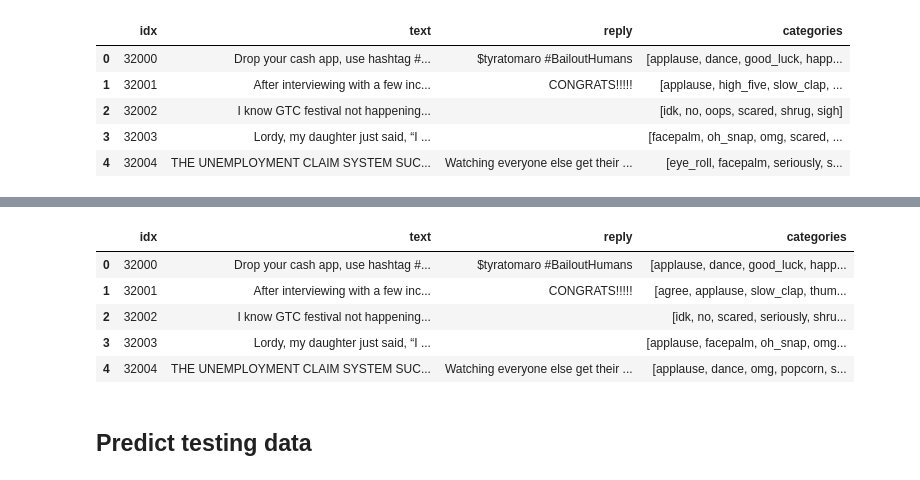
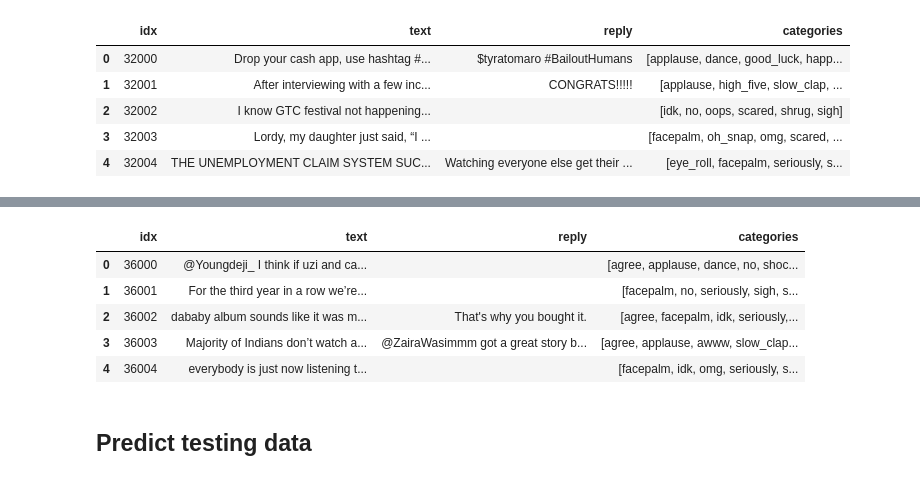
Before and after one commit to wywyWang/NLP-2020-EmotionGIF, a Jupyter notebook: EmotionGIF-V2.ipynb, the cells around one changed output, grey strips where cells are left out. Drawn from its saved outputs; the diff is of its cells as text; code cells hidden in the pictures.

Commit message:
formal version, use 10 roberta-base, 5 bert-base-uncased, 5 bert-base-cased then use power N of weighted sum. All hyperparameters are same as #112

```diff
--- a/EmotionGIF-V2.ipynb
+++ b/EmotionGIF-V2.ipynb
@@ -551,0 +809,8 @@ print(raw_outputs_bert_base_cased[0])
+# %%
+for bert_type in ['uncased', 'cased']:
+    for model_idx in range(1, 6):
+        model_bert_base = MultiLabelClassificationModel('bert', 'model_results_gpu/formal_bert_' + bert_type + '_LM_training_preprocessed_' + str(model_idx) + '/')
+        predictions_bert_base, raw_outputs_bert_base = model_bert_base.predict(to_predict)
+        with open("./final_results/test/bert_" + bert_type + "_" + str(model_idx) + ".csv", "w") as f:
+            writer = csv.writer(f)
+            writer.writerows(raw_outputs_bert_base)
@@ -552,25 +988,46 @@ print(raw_outputs_bert_base_cased[0])
+# %%
+files = listdir('./final_results/test/')
+roberta_prob = np.zeros([len(df_test_result), len(categories_mapping)])
+bert_uncase_prob = np.zeros([len(df_test_result), len(categories_mapping)])
+bert_case_prob = np.zeros([len(df_test_result), len(categories_mapping)])
+for f in files:
+    if f.find('.') != 0:
+        model_prob = pd.read_csv('./final_results/test/' + f, header=None)
+        probability_list = model_prob.values.tolist()
+        if f.find('roberta') >= 0:
+            roberta_prob = np.add(roberta_prob, probability_list)
+        if f.find('_case_') >= 0:
+            bert_case_prob = np.add(bert_case_prob, probability_list)
+        if f.find('uncase') >= 0:
+            bert_uncase_prob = np.add(bert_uncase_prob, probability_list)
+# %%
+roberta_count = 10
+bert_count = 5
+roberta_prob /= roberta_count
+bert_case_prob /= bert_count
+bert_uncase_prob /= bert_count
 # %%
 P = 3.5
 total_predict = []
-for eid, row_roberta_base in enumerate(raw_outputs_roberta_base):
+for eid, row_roberta_base in enumerate(roberta_prob):
     row = (row_roberta_base ** P) * 3.0 + \
-            (raw_outputs_bert_base_uncased[eid] ** P) * 0.8 + (raw_outputs_bert_base_cased[eid] ** P) * 0.8
+            (bert_case_prob[eid] ** P) * 0.8 + (bert_uncase_prob[eid] ** P) * 0.8
     predict_class = []
     correct = 0
     sort_index = sorted(range(len(row)), key=lambda k: row[k], reverse=True)
     for key, value in categories_mapping.items():
         if value in sort_index[0:6]:
             predict_class.append(key)
+
     total_predict.append(predict_class)
 # %%
-df_dev_ori['categories'] = total_predict
+df_test_ori['categories'] = total_predict
+df_test_ori.head()
+# %% [output]
+|  | idx | text | reply | categories |
+| 0 | 36000 | @Youngdeji_ I think if uzi and ca... |  | [agree, applause, dance, no, shoc... |
+| 1 | 36001 | For the third year in a row we’re... |  | [facepalm, no, seriously, sigh, s... |
+| 2 | 36002 | dababy album sounds like it was m... | That's why you bought it. | [agree, facepalm, idk, seriously,... |
+| 3 | 36003 | Majority of Indians don’t watch a... | @ZairaWasimmm got a great story b... | [agree, applause, awww, slow_clap... |
+| 4 | 36004 | everybody is just now listening t... |  | [facepalm, idk, omg, seriously, s... |
-# %%
-df_dev_ori.head()
-# %% [output]
-|  | idx | text | reply | categories |
-| 0 | 32000 | Drop your cash app, use hashtag #... | $tyratomaro #BailoutHumans | [applause, dance, good_luck, happ... |
-| 1 | 32001 | After interviewing with a few inc... | CONGRATS!!!!! | [agree, applause, slow_clap, thum... |
-| 2 | 32002 | I know GTC festival not happening... |  | [idk, no, scared, seriously, shru... |
-| 3 | 32003 | Lordy, my daughter just said, “I ... |  | [applause, facepalm, oh_snap, omg... |
-| 4 | 32004 | THE UNEMPLOYMENT CLAIM SYSTEM SUC... | Watching everyone else get their ... | [applause, dance, omg, popcorn, s... |
 # %%
```
Also changed, not shown: parts of 32 cells of this notebook.
